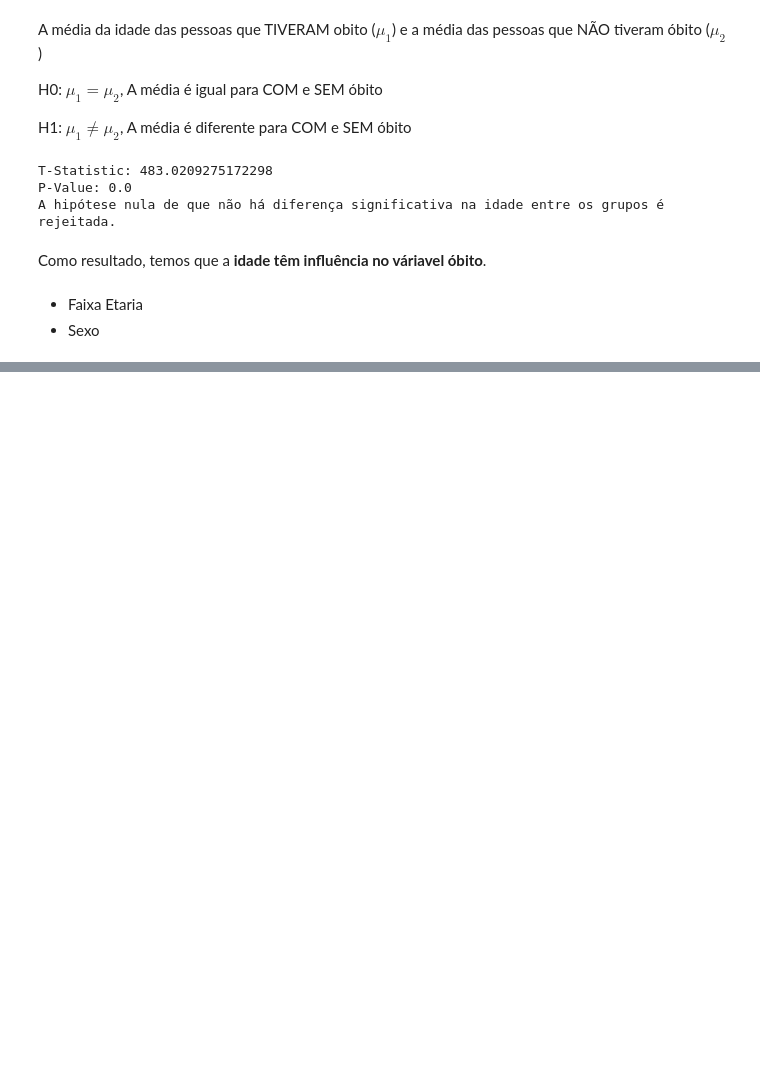
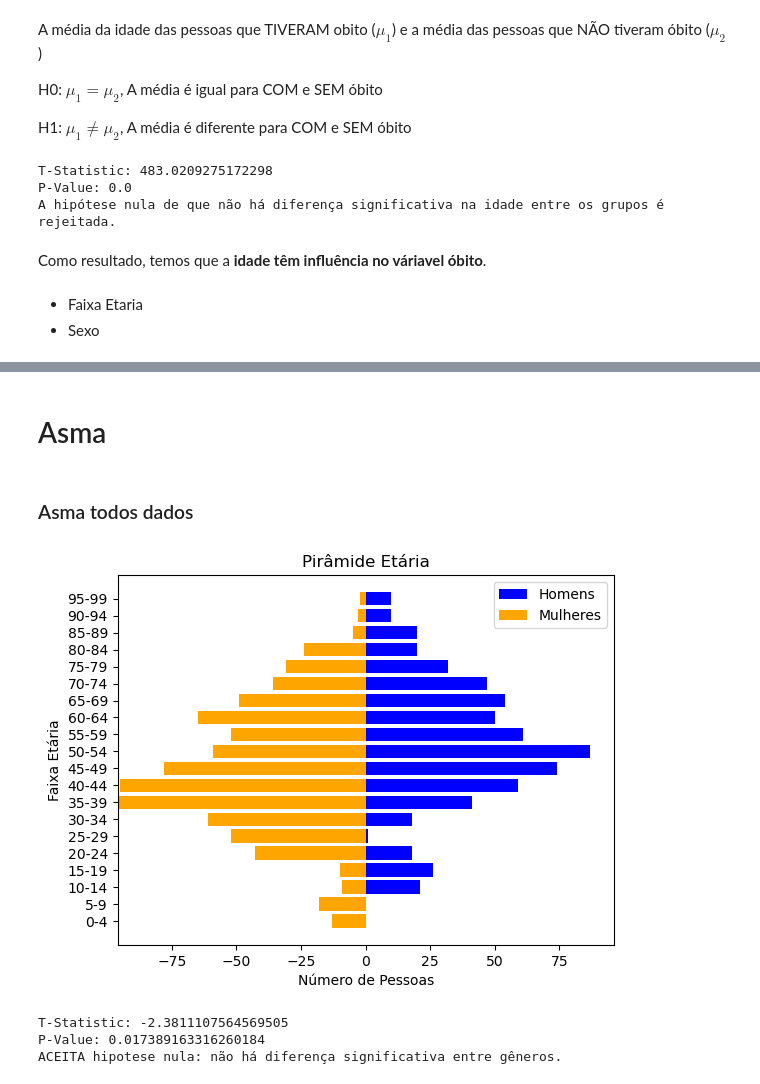
Before and after one commit to andregdmitri/SCC0957-PraticaCienciaDados, a Jupyter notebook: testes_estatisticos.ipynb, the cells around one changed output, grey strips where cells are left out. Drawn from its saved outputs; the diff is of its cells as text; code cells hidden in the pictures; blank space fills up the shorter version.

```diff
--- a/testes_estatisticos.ipynb
+++ b/testes_estatisticos.ipynb
@@ -424,0 +463,24 @@ Como resultado, temos que a **idade têm influência no  váriavel óbito**.
+# %%
+from scipy.stats import ttest_ind
+
+def compara_genero(data):
+    # Subconjunto de dados relevantes
+    df_subset_idade = data[['idade', 'cs_sexo']].dropna()
+
+    # Divida os dados em dois grupos: óbito e não óbito
+    grupo_obito = df_subset_idade[df_subset_idade['cs_sexo'] == 'masculino']['idade']
+    grupo_nao_obito = df_subset_idade[df_subset_idade['cs_sexo'] == 'feminino']['idade']
+
+    # Realize o teste t de Student
+    t_statistic, p_value = ttest_ind(grupo_obito, grupo_nao_obito)
+
+    # Exiba os resultados
+    print(f"T-Statistic: {t_statistic}")
+    print(f"P-Value: {p_value}")
+
+    # Interprete os resultados
+    alpha = 0.05
+    if p_value < alpha:
+        print("ACEITA hipotese nula: não há diferença significativa entre gêneros.")
+    else:
+        print("REJEITA hipótese nula: pode haver diferença significativa entre gêneros.")
@@ -424,0 +493,26 @@ Como resultado, temos que a **idade têm influência no  váriavel óbito**.
+# %% [markdown]
+# Asma
+# %% [markdown]
+### Asma todos dados
+# %%
+condicao_comorbidade = (
+    ((df['asma'] >= 1)) &
+    ((df['cardiopatia'].isna() == True) | (df['cardiopatia'] == None)) &
+    ((df['diabetes'].isna() == True) | (df['diabetes'] == None)) &
+    ((df['doenca_hematologica'].isna() == True) | (df['doenca_hematologica'] == None)) &
+    ((df['doenca_hepatica'].isna() == True) | (df['doenca_hepatica'] == None)) &
+    ((df['doenca_neurologica'].isna() == True) | (df['doenca_neurologica'] == None)) &
+    ((df['doenca_renal'].isna() == True) | (df['doenca_renal'] == None)) &
+    ((df['imunodepressao'].isna() == True) | (df['imunodepressao'] == None)) &
+    ((df['obesidade'].isna() == True) | (df['obesidade'] == None)) &
+    ((df['pneumopatia'].isna() == True) | (df['pneumopatia'] == None)) &
+    ((df['puerpera'].isna() == True) | (df['puerpera'] == None)) &
+    ((df['sindrome_de_down'].isna() == True) | (df['sindrome_de_down'] == None))
+)
+gera_piramide_etaria(df[condicao_comorbidade])
+compara_genero(df[condicao_comorbidade])
+# %% [output]
+[figure, added]
+T-Statistic: -2.3811107564569505
+P-Value: 0.017389163316260184
+ACEITA hipotese nula: não há diferença significativa entre gêneros.
```
Also changed, not shown: parts of 81 cells of this notebook.
